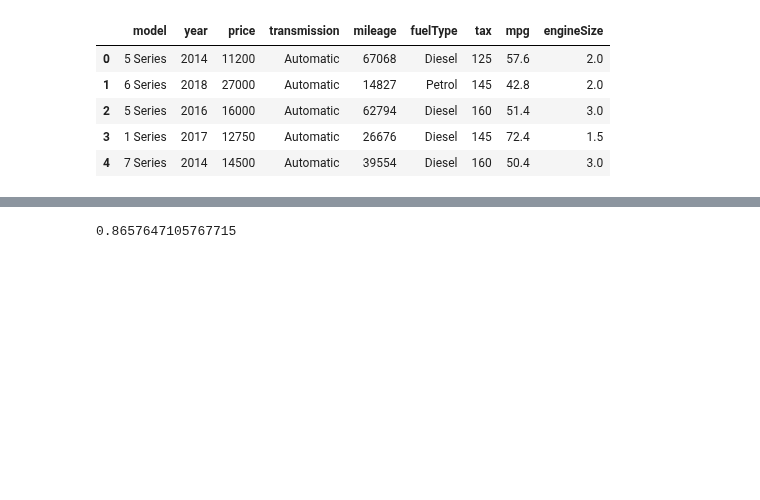
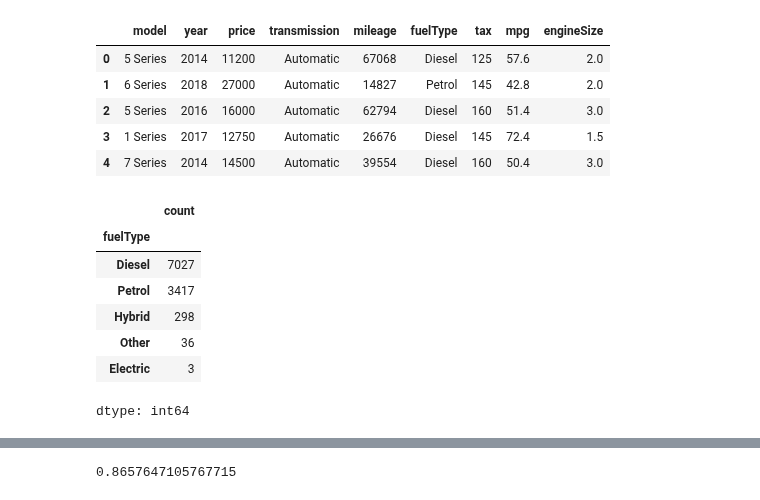
Before and after one commit to amit-sahu-a11y/bmw_car_prediction_using_regression, a Jupyter notebook: Untitled6.ipynb, the cells around one changed output, grey strips where cells are left out. Cells and saved outputs as stored; diff of their text form; code cells hidden in the pictures; blank space fills up the shorter version.

```diff
--- a/Untitled6.ipynb
+++ b/Untitled6.ipynb
@@ -44,6 +46,17 @@ df.head()
 | 2 | 5 Series | 2016 | 16000 | Automatic | 62794 | Diesel | 160 | 51.4 | 3.0 |
 | 3 | 1 Series | 2017 | 12750 | Automatic | 26676 | Diesel | 145 | 72.4 | 1.5 |
 | 4 | 7 Series | 2014 | 14500 | Automatic | 39554 | Diesel | 160 | 50.4 | 3.0 |
+# %%
+df['fuelType'].value_counts()
+# %% [output]
+|  | count |
+| fuelType |  |
+| Diesel | 7027 |
+| Petrol | 3417 |
+| Hybrid | 298 |
+| Other | 36 |
+| Electric | 3 |
+dtype: int64
 # %%
 cat=['model','transmission','fuelType']
 num=['year','mileage','tax','mpg','engineSize']
```
Also changed, not shown: parts of 6 cells of this notebook.
